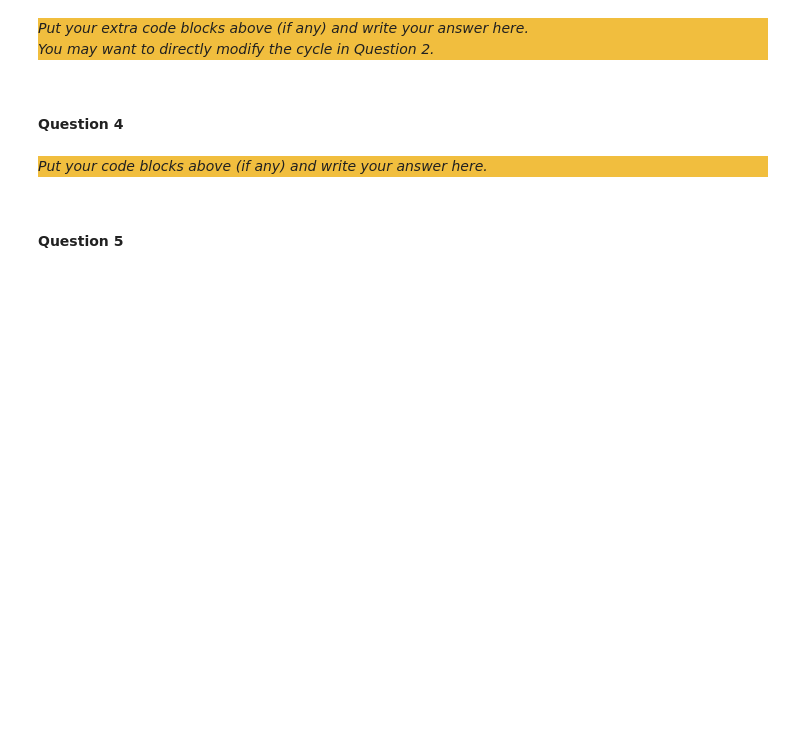
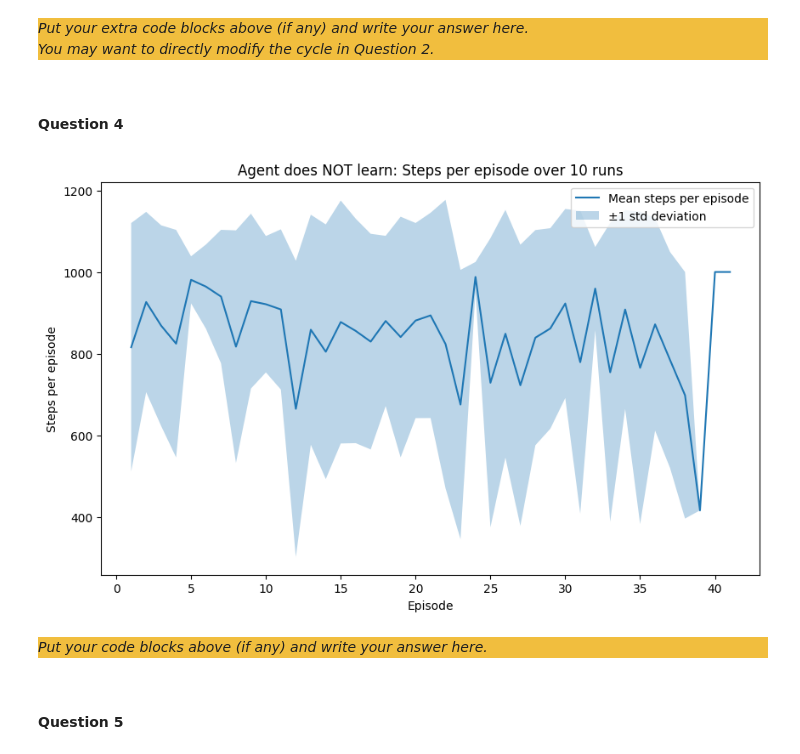
Before and after one commit to AinzOoalGown123/assignment3_group67, a Jupyter notebook: src/Main.ipynb, the cells around one changed output. Drawn from its saved outputs; the diff is of its cells as text; code cells hidden in the pictures; blank space fills up the shorter version.

```diff
--- a/src/Main.ipynb
+++ b/src/Main.ipynb
@@ -109,6 +193,71 @@ _Put your extra code blocks above (if any) and write your answer here._
 _You may want to directly modify the cycle in Question 2._
 # %% [markdown]
 #### Question 4
+# %%
+# Run a training run and return steps per episode
+def run_single(agent, exploration_strategy, maze, max_steps_total):
+    steps_per_episode = []
+    steps_taken = 0
+
+    while steps_taken < max_steps_total:
+        state = agent.get_state(maze)
+        episode_steps = 0
+
+        while not state.done and episode_steps < max_steps_per_episode:
+            action = exploration_strategy.e_greedy(agent, maze, eps=0.1)
+            next_state, reward, finished = agent.step(action, maze)
+
+            episode_steps += 1
+            steps_taken += 1
+
+            if finished:
+                agent.reset()
+                break
+            else:
+                state = next_state
+
+        steps_per_episode.append(episode_steps)
+
+    return steps_per_episode
+
+
+# Run 10 runs and align episode lengths
+def run_multiple(agent, exploration_strategy, maze, n_runs=10, max_steps_total=30000):
+    all_runs = []
+
+    for _ in tqdm(range(n_runs)):
+        agent.reset()
+        steps = run_single(agent, exploration_strategy, maze, max_steps_total)
+        all_runs.append(steps)
+
+    # Align runs by padding with NaN
+    max_len = max(len(run) for run in all_runs)
+    aligned = np.array([run + [np.nan]*(max_len - len(run)) for run in all_runs])
+
+    return aligned
+
+
+# Run experiments and analyze results
+aligned_steps = run_multiple(agent, exploration_strategy, maze)
+mean_steps = np.nanmean(aligned_steps, axis=0)
+std_steps = np.nanstd(aligned_steps, axis=0)
+episodes = np.arange(1, len(mean_steps) + 1)
+
+plt.figure(figsize=(10, 6))
+plt.plot(episodes, mean_steps, label="Mean steps per episode")
+plt.fill_between(episodes,
+                 mean_steps - std_steps,
+                 mean_steps + std_steps,
+                 alpha=0.3,
+                 label="±1 std deviation")
+
+plt.xlabel("Episode")
+plt.ylabel("Steps per episode")
+plt.title("Agent does NOT learn: Steps per episode over 10 runs")
+plt.legend()
+plt.show()
+# %% [output]
+[figure, added]
 # %% [markdown]
 <div style="background-color:#f1be3e">
 
```
Also changed, not shown: parts of 7 cells of this notebook.
